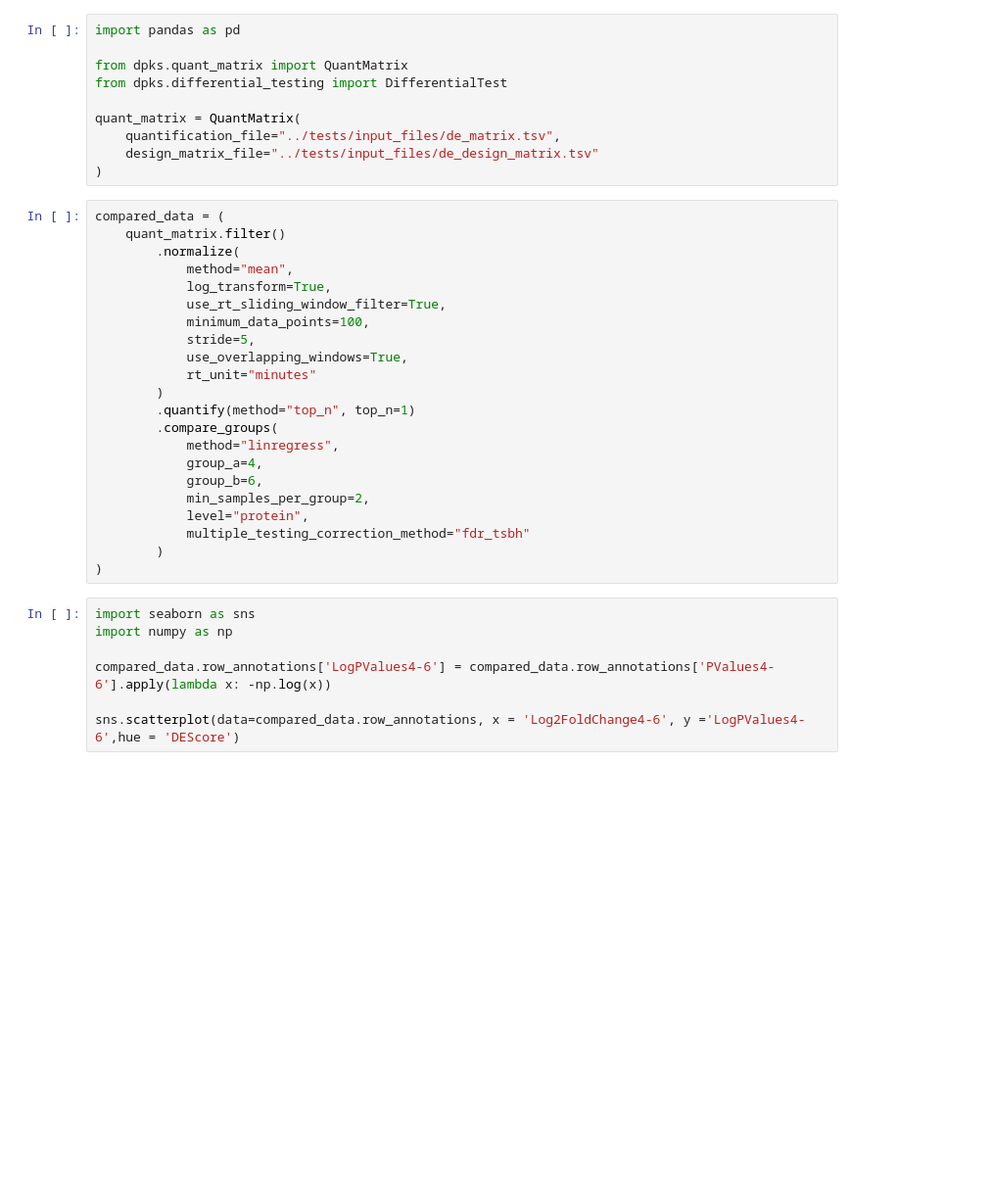
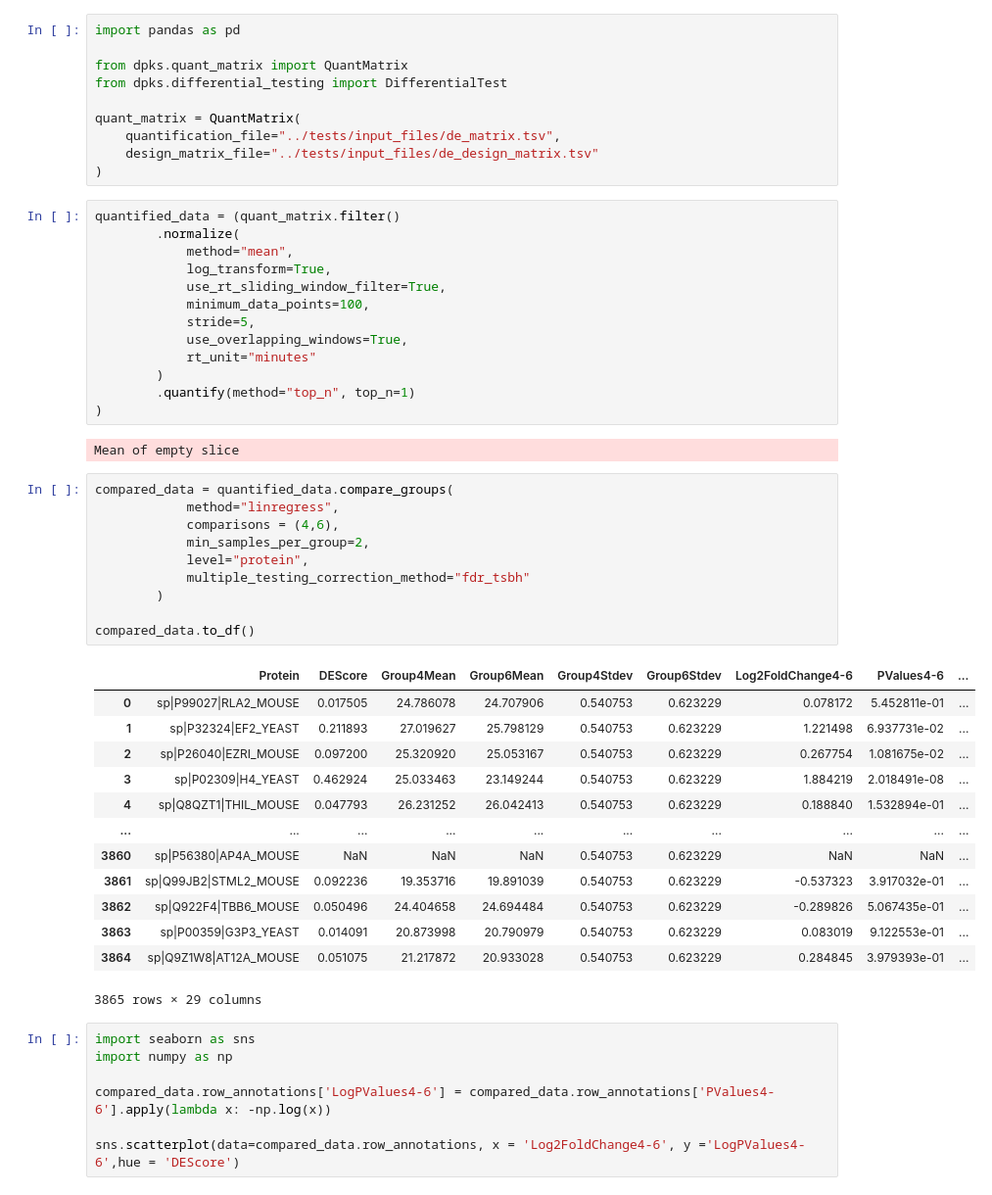
Before and after one commit to InfectionMedicineProteomics/DPKS, a Jupyter notebook: notebooks/differential_expression.ipynb, the cells around one changed output. Shown at 98% size. Drawn from its saved outputs; the diff is of its cells as text; blank space fills up the shorter version.

Commit message:
Made it so that differential testing takes a tuple (or list of tuples) and performs differential testing on the groups defined in the tuples.

```diff
--- a/notebooks/differential_expression.ipynb
+++ b/notebooks/differential_expression.ipynb
@@ -9,8 +9,7 @@ quant_matrix = QuantMatrix(
     design_matrix_file="../tests/input_files/de_design_matrix.tsv"
 )
 # %%
-compared_data = (
-    quant_matrix.filter()
+quantified_data = (quant_matrix.filter()
         .normalize(
             method="mean",
             log_transform=True,
@@ -21,15 +20,33 @@ compared_data = (
             rt_unit="minutes"
         )
         .quantify(method="top_n", top_n=1)
-        .compare_groups(
-            method="linregress",
-            group_a=4,
-            group_b=6,
-            min_samples_per_group=2,
-            level="protein",
-            multiple_testing_correction_method="fdr_tsbh"
-        )
 )
+# %% [output]
+Mean of empty slice
+# %%
+compared_data = quantified_data.compare_groups(
+            method="linregress",
+            comparisons = (4,6),
+            min_samples_per_group=2,
+            level="protein",
+            multiple_testing_correction_method="fdr_tsbh"
+        )
+
+compared_data.to_df()
+# %% [output]
+|  | Protein | DEScore | Group4Mean | Group6Mean | Group4Stdev | Group6Stdev | Log2FoldChange4-6 | PValues4-6 | ... |
+| 0 | sp|P99027|RLA2_MOUSE | 0.017505 | 24.786078 | 24.707906 | 0.540753 | 0.623229 | 0.078172 | 5.452811e-01 | ... |
+| 1 | sp|P32324|EF2_YEAST | 0.211893 | 27.019627 | 25.798129 | 0.540753 | 0.623229 | 1.221498 | 6.937731e-02 | ... |
+| 2 | sp|P26040|EZRI_MOUSE | 0.097200 | 25.320920 | 25.053167 | 0.540753 | 0.623229 | 0.267754 | 1.081675e-02 | ... |
+| 3 | sp|P02309|H4_YEAST | 0.462924 | 25.033463 | 23.149244 | 0.540753 | 0.623229 | 1.884219 | 2.018491e-08 | ... |
+| 4 | sp|Q8QZT1|THIL_MOUSE | 0.047793 | 26.231252 | 26.042413 | 0.540753 | 0.623229 | 0.188840 | 1.532894e-01 | ... |
+| ... | ... | ... | ... | ... | ... | ... | ... | ... | ... |
+| 3860 | sp|P56380|AP4A_MOUSE | NaN | NaN | NaN | 0.540753 | 0.623229 | NaN | NaN | ... |
+| 3861 | sp|Q99JB2|STML2_MOUSE | 0.092236 | 19.353716 | 19.891039 | 0.540753 | 0.623229 | -0.537323 | 3.917032e-01 | ... |
+| 3862 | sp|Q922F4|TBB6_MOUSE | 0.050496 | 24.404658 | 24.694484 | 0.540753 | 0.623229 | -0.289826 | 5.067435e-01 | ... |
+| 3863 | sp|P00359|G3P3_YEAST | 0.014091 | 20.873998 | 20.790979 | 0.540753 | 0.623229 | 0.083019 | 9.122553e-01 | ... |
+| 3864 | sp|Q9Z1W8|AT12A_MOUSE | 0.051075 | 21.217872 | 20.933028 | 0.540753 | 0.623229 | 0.284845 | 3.979393e-01 | ... |
+3865 rows × 29 columns
 # %%
 import seaborn as sns
 import numpy as np
```
Also changed, not shown: 2 other files.
